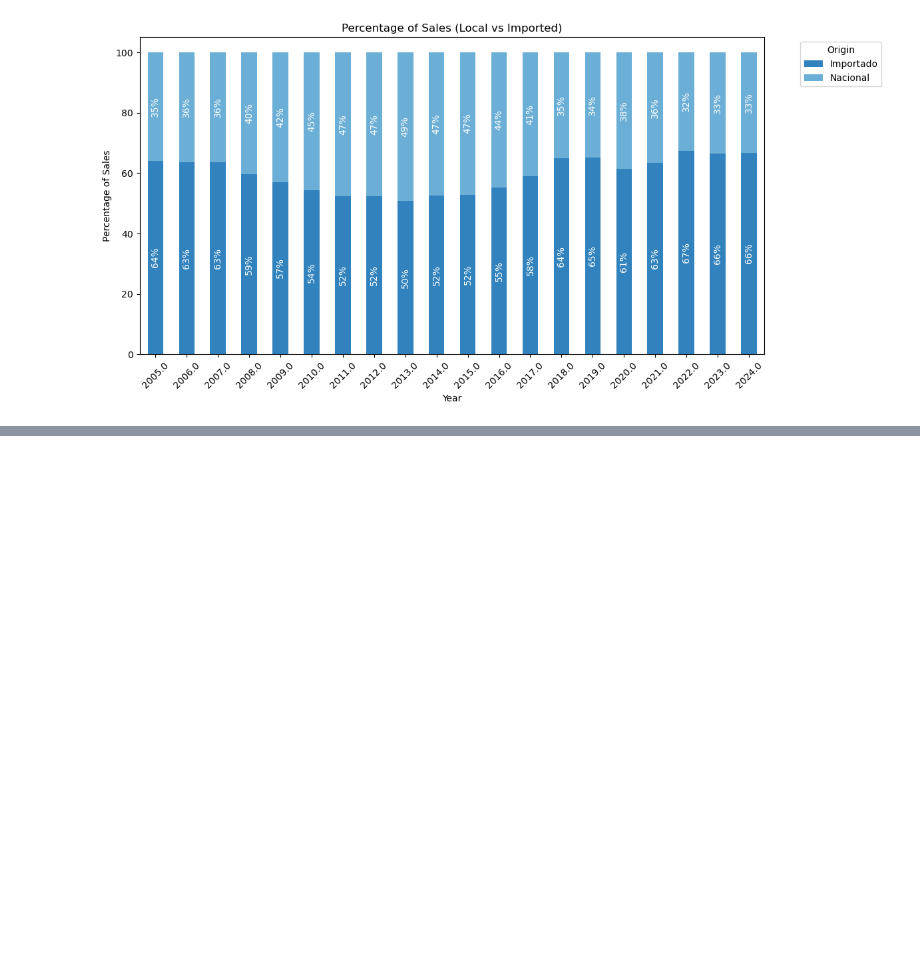
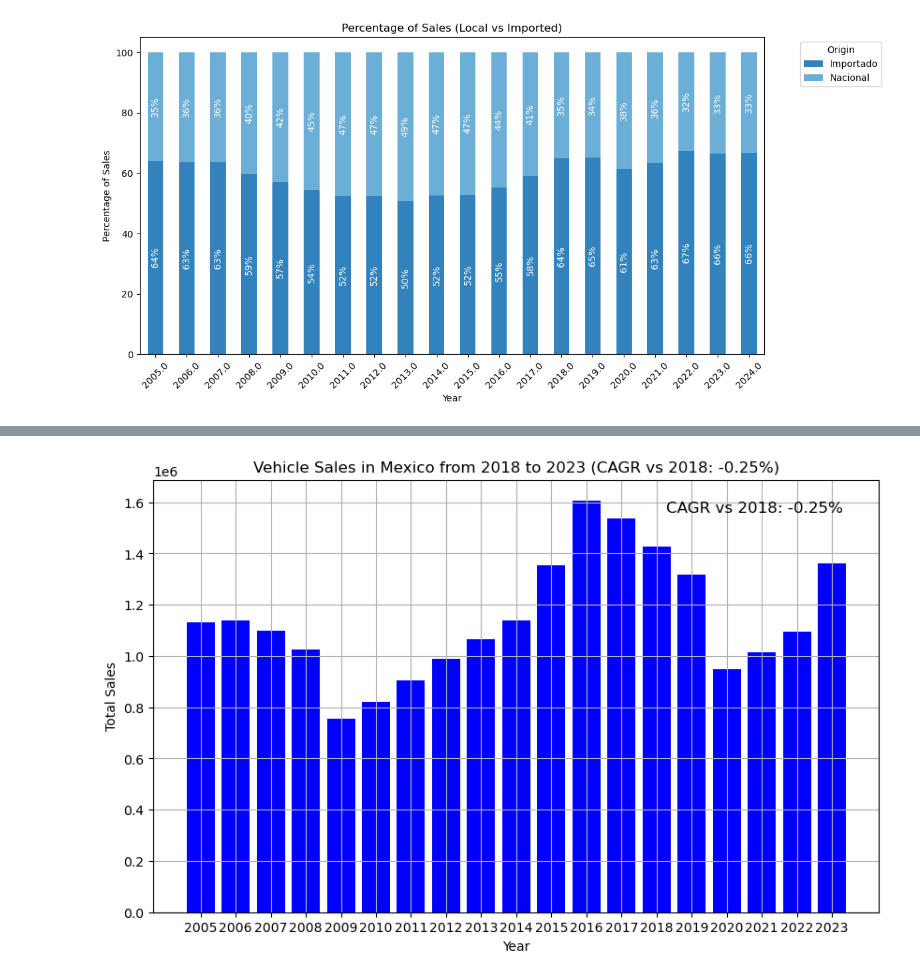
Before and after one commit to AngelesVillagrana/Project-1, a Jupyter notebook: Project-1-Car-Sales.ipynb, the cells around one changed output, grey strips where cells are left out. Saved outputs shown, nothing was run; the diff lists cells and outputs as text; code cells hidden in the pictures; blank space fills up the shorter version.

```diff
--- a/Project-1-Car-Sales.ipynb
+++ b/Project-1-Car-Sales.ipynb
@@ -883,0 +535,28 @@ plt.show()
+# %%
+# Filter the data up to the year 2023
+df_CarsMex = df_CarsMex[df_CarsMex['Año'] <= 2023]
+
+# Group the data by year and calculate the total quantity for each year
+growth_data = df_CarsMex.groupby('Año')['Cantidad'].sum().reset_index()
+
+# Calculate the Compound Annual Growth Rate (CAGR) with respect to 2018
+initial_value = growth_data[growth_data['Año'] == 2018]['Cantidad'].iloc[0]
+final_value = growth_data['Cantidad'].iloc[-1]
+num_years = growth_data['Año'].iloc[-1] - growth_data['Año'].iloc[0] + 1
+cagr = (final_value / initial_value) ** (1 / num_years) - 1
+
+# Plot the vehicle sales quantity over time from 2018 to 2023
+plt.figure(figsize=(10, 6))
+plt.bar(growth_data['Año'], growth_data['Cantidad'], color='b')
+plt.title('Vehicle Sales in Mexico from 2018 to 2023 (CAGR vs 2018: {:.2%})'.format(cagr))
+plt.xlabel('Year')
+plt.ylabel('Total Sales')
+plt.grid(True)
+plt.xticks(growth_data['Año'])  # Ensure that the x-axis ticks are the years
+
+# Add text with the CAGR at the top right of the graph
+plt.text(0.95, 0.95, 'CAGR vs 2018: {:.2%}'.format(cagr), transform=plt.gca().transAxes,
+         verticalalignment='top', horizontalalignment='right', fontsize=12)
+plt.show()
+# %% [output]
+[figure, added]
```
Also changed, not shown: parts of 36 cells of this notebook.
